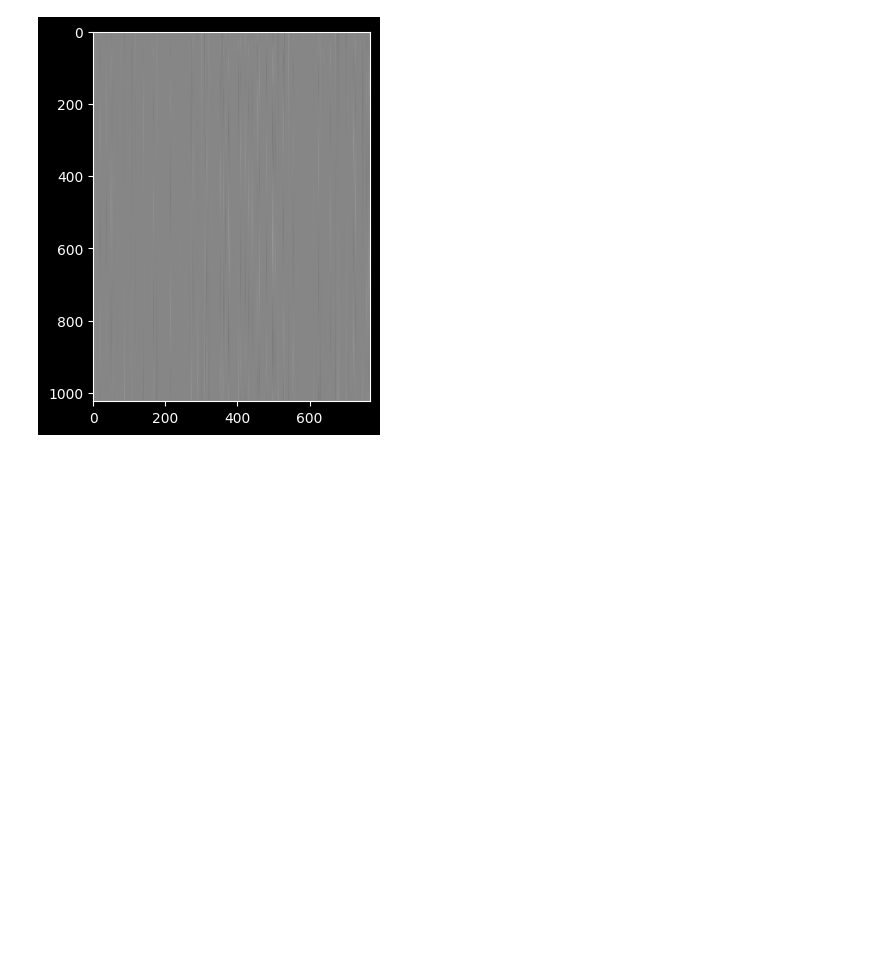
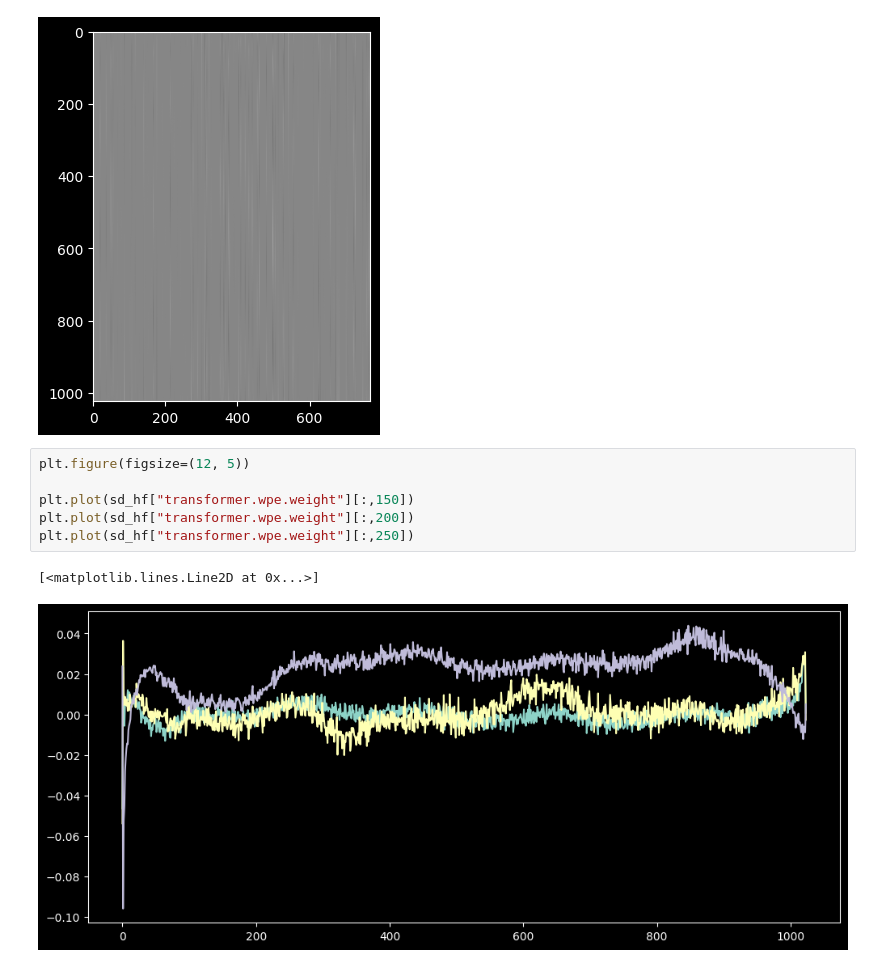
Before and after one commit to idrissiradi/neural-networks-from-scratch, a Jupyter notebook: 09-GPT-2/nootbook.ipynb, the cells around one changed output. Saved outputs shown, nothing was run; the diff lists cells and outputs as text; blank space fills up the shorter version.

```diff
--- a/09-GPT-2/nootbook.ipynb
+++ b/09-GPT-2/nootbook.ipynb
@@ -105,3 +105,12 @@ plt.imshow(sd_hf["transformer.wpe.weight"], cmap="gray")
 # %% [output]
 <matplotlib.image.AxesImage at 0x...>
 [figure]
+# %%
+plt.figure(figsize=(12, 5))
+
+plt.plot(sd_hf["transformer.wpe.weight"][:,150])
+plt.plot(sd_hf["transformer.wpe.weight"][:,200])
+plt.plot(sd_hf["transformer.wpe.weight"][:,250])
+# %% [output]
+[<matplotlib.lines.Line2D at 0x...>]
+[figure, added]
```
Also changed, not shown: parts of 2 cells of this notebook, 1 other file.
